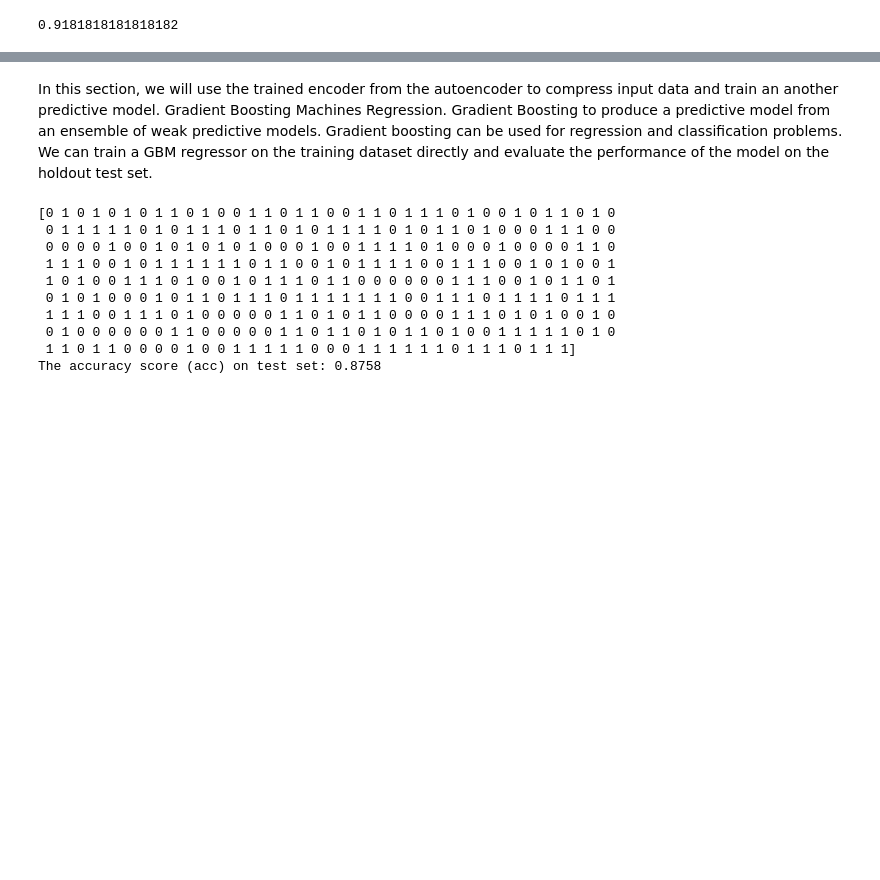
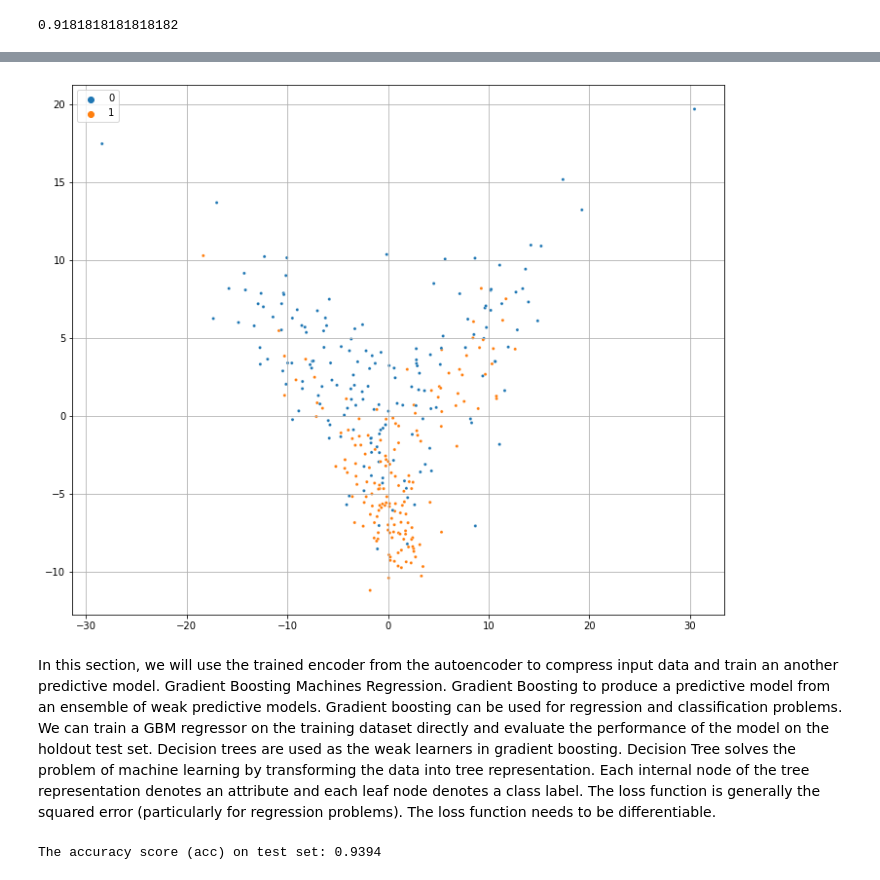
Before and after one commit to xxl4tomxu98/autoencoder-feature-extraction, a Jupyter notebook: autoencoder-classification.ipynb, the cells around one changed output, grey strips where cells are left out. Drawn from its saved outputs; the diff is of its cells as text; code cells hidden in the pictures; blank space fills up the shorter version.

```diff
--- a/autoencoder-classification.ipynb
+++ b/autoencoder-classification.ipynb
@@ -182,5 +236,12 @@ print(acc)
+# %%
+plt.figure(figsize=(12, 10))
+sns.scatterplot(x=X_transform[:, 0], y=X_transform[:, 1], s=10, hue=y_test)
+plt.grid()
+plt.show()
+# %% [output]
+[figure, added]
 # %% [markdown]
-In this section, we will use the trained encoder from the autoencoder to compress input data and train an another predictive model. Gradient Boosting Machines Regression. Gradient Boosting to produce a predictive model from an ensemble of weak predictive models. Gradient boosting can be used for regression and classification problems. We can train a GBM regressor on the training dataset directly and evaluate the performance of the model on the holdout test set.
+In this section, we will use the trained encoder from the autoencoder to compress input data and train an another predictive model. Gradient Boosting Machines Regression. Gradient Boosting to produce a predictive model from an ensemble of weak predictive models. Gradient boosting can be used for regression and classification problems. We can train a GBM regressor on the training dataset directly and evaluate the performance of the model on the holdout test set. Decision trees are used as the weak learners in gradient boosting. Decision Tree solves the problem of machine learning by transforming the data into tree representation. Each internal node of the tree representation denotes an attribute and each leaf node denotes a class label. The loss function is generally the squared error (particularly for regression problems). The loss function needs to be differentiable.
 # %%
 # baseline in performance with GBM regressor
 import numpy as np
@@ -195,10 +256,12 @@ t.fit(X_train)
 X_train = t.transform(X_train)
 X_test = t.transform(X_test)
 # define model
-params = {'n_estimators': 100,
+params = {'n_estimators': 200,
           'max_depth': 4,
-          'min_samples_split': 5,
+          'min_samples_split': 6,
+          'min_samples_leaf': 1,
           'learning_rate': 0.1,
+          'subsample': 0.4,
           'loss': 'ls'}
 gbm_regressor = ensemble.GradientBoostingRegressor(**params, random_state=1)
 # fit model on training set
@@ -209,18 +272,9 @@ yhat = gbm_regressor.predict(X_test)
 rounded_yhat = np.around(yhat)
 rounded_yhat = rounded_yhat.astype(int)
 #rounded_yhat=np.argmax(yhat, axis=0)
-print(rounded_yhat)
+#print(rounded_yhat)
 # calculate accuracy
 acc = accuracy_score(y_test, rounded_yhat)
 print("The accuracy score (acc) on test set: {:.4f}".format(acc))
 # %% [output]
-[0 1 0 1 0 1 0 1 1 0 1 0 0 1 1 0 1 1 0 0 1 1 0 1 1 1 0 1 0 0 1 0 1 1 0 1 0
- 0 1 1 1 1 1 0 1 0 1 1 1 0 1 1 0 1 0 1 1 1 1 0 1 0 1 1 0 1 0 0 0 1 1 1 0 0
- 0 0 0 0 1 0 0 1 0 1 0 1 0 1 0 0 0 1 0 0 1 1 1 1 0 1 0 0 0 1 0 0 0 0 1 1 0
- 1 1 1 0 0 1 0 1 1 1 1 1 1 0 1 1 0 0 1 0 1 1 1 1 0 0 1 1 1 0 0 1 0 1 0 0 1
- 1 0 1 0 0 1 1 1 0 1 0 0 1 0 1 1 1 0 1 1 0 0 0 0 0 0 1 1 1 0 0 1 0 1 1 0 1
- 0 1 0 1 0 0 0 1 0 1 1 0 1 1 1 0 1 1 1 1 1 1 1 0 0 1 1 1 0 1 1 1 1 0 1 1 1
- 1 1 1 0 0 1 1 1 0 1 0 0 0 0 0 1 1 0 1 0 1 1 0 0 0 0 1 1 1 0 1 0 1 0 0 1 0
- 0 1 0 0 0 0 0 0 1 1 0 0 0 0 0 1 1 0 1 1 0 1 0 1 1 0 1 0 0 1 1 1 1 1 0 1 0
- 1 1 0 1 1 0 0 0 0 1 0 0 1 1 1 1 1 0 0 0 1 1 1 1 1 1 0 1 1 1 0 1 1 1]
-The accuracy score (acc) on test set: 0.8758
+The accuracy score (acc) on test set: 0.9394
```
Also changed, not shown: parts of 16 cells of this notebook, 1 other file.
